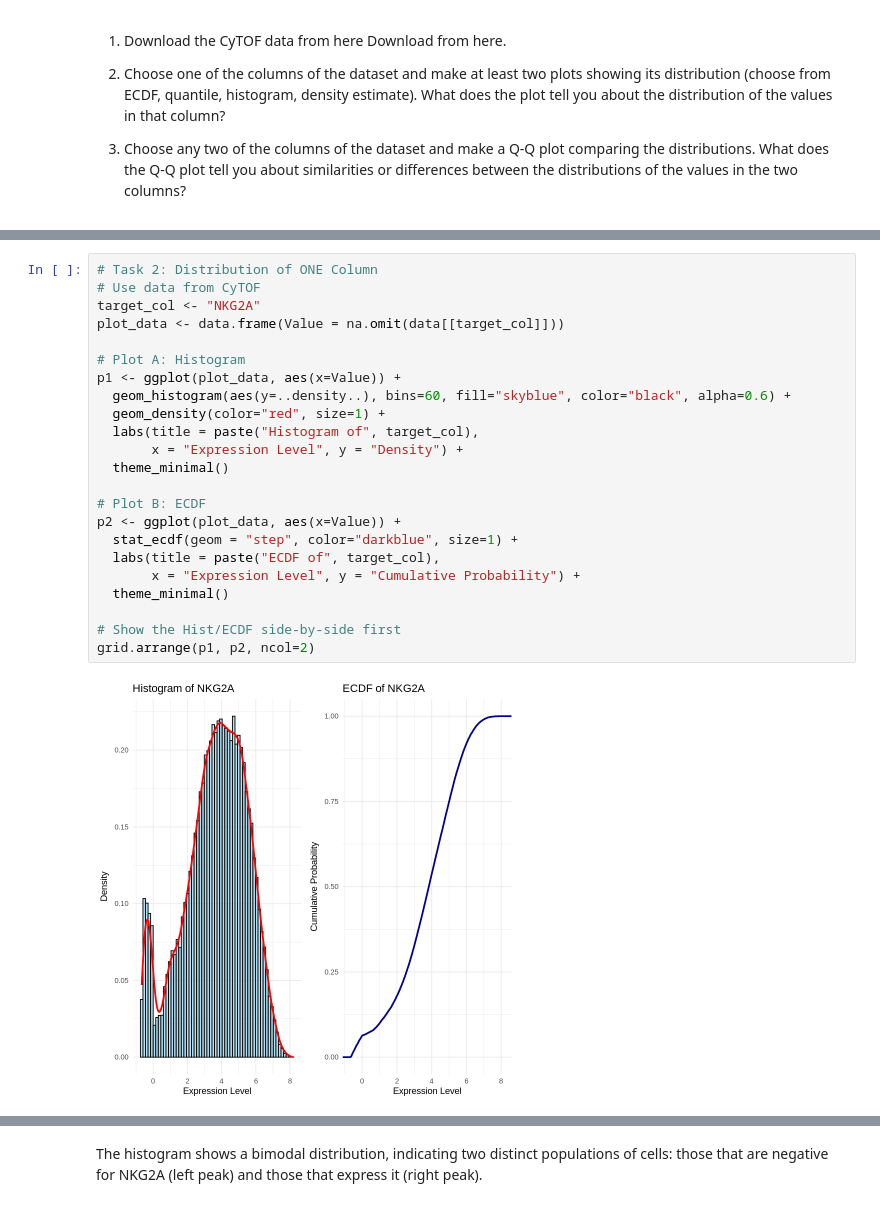
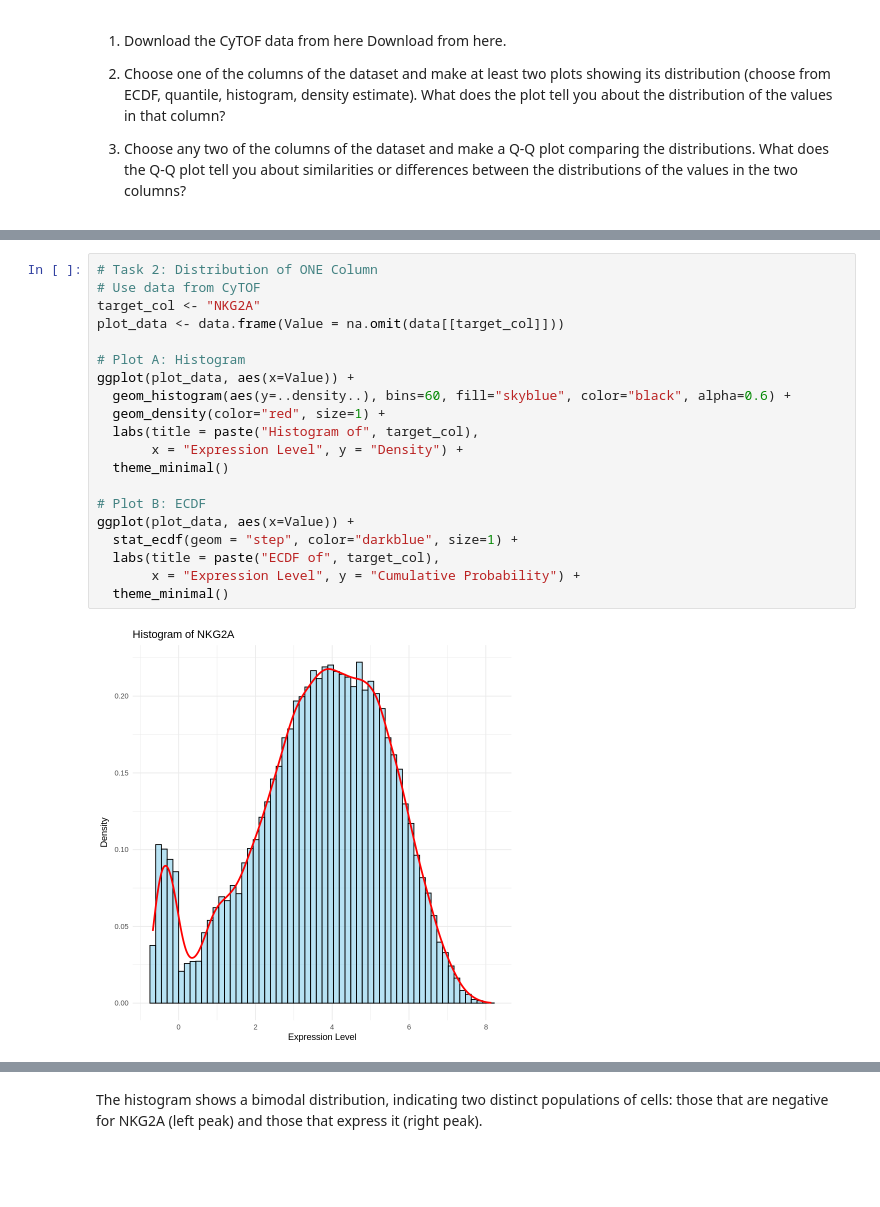
Before and after one commit to rddelarosa/DSC1105, a Jupyter notebook: FA_1_DSC1105_.ipynb, the cells around one changed output, grey strips where cells are left out. Drawn from its saved outputs; the diff is of its cells as text; blank space fills up the shorter version.

```diff
--- a/FA_1_DSC1105_.ipynb
+++ b/FA_1_DSC1105_.ipynb
@@ -40,25 +26,22 @@ print(colnames(data))
 # %%
 # Task 2: Distribution of ONE Column
 # Use data from CyTOF
 target_col <- "NKG2A"
 plot_data <- data.frame(Value = na.omit(data[[target_col]]))
 
 # Plot A: Histogram
-p1 <- ggplot(plot_data, aes(x=Value)) +
+ggplot(plot_data, aes(x=Value)) +
   geom_histogram(aes(y=..density..), bins=60, fill="skyblue", color="black", alpha=0.6) +
   geom_density(color="red", size=1) +
   labs(title = paste("Histogram of", target_col),
        x = "Expression Level", y = "Density") +
   theme_minimal()
 
 # Plot B: ECDF
-p2 <- ggplot(plot_data, aes(x=Value)) +
+ggplot(plot_data, aes(x=Value)) +
   stat_ecdf(geom = "step", color="darkblue", size=1) +
   labs(title = paste("ECDF of", target_col),
        x = "Expression Level", y = "Cumulative Probability") +
   theme_minimal()
-
-# Show the Hist/ECDF side-by-side first
-grid.arrange(p1, p2, ncol=2)
 # %% [output]
-[figure, old version]
+[figure, new version]
```
Also changed, not shown: parts of 3 cells of this notebook.
